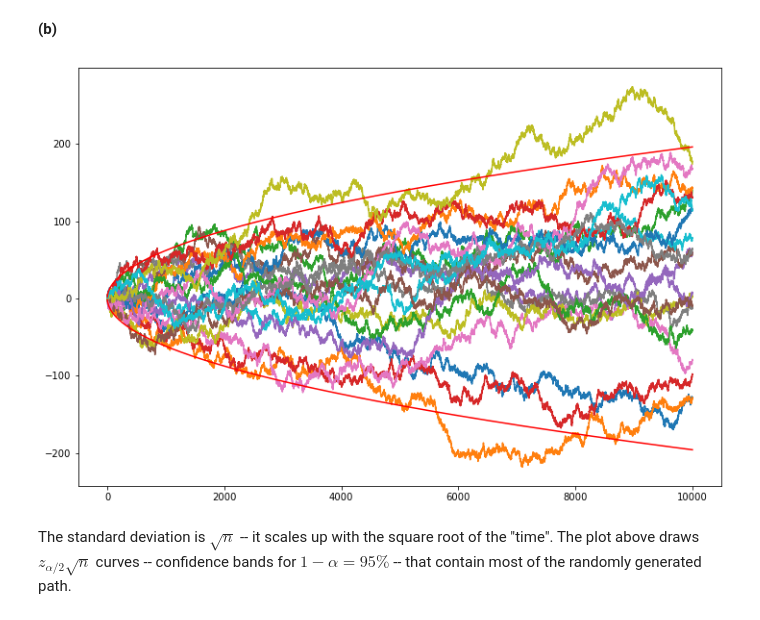
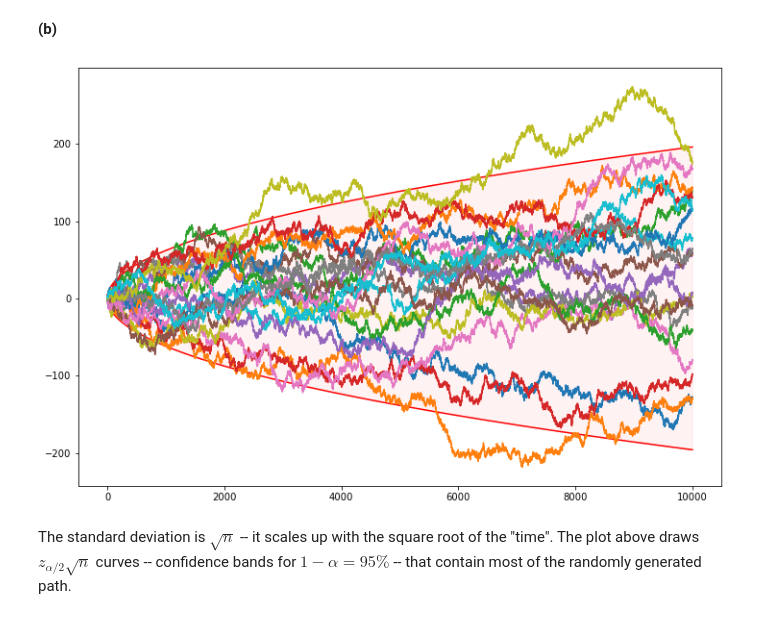
Before and after one commit to telmo-correa/all-of-statistics, a Jupyter notebook: Chapter 04 - Expectation.ipynb, the cells around one changed output. Drawn from its saved outputs; the diff is of its cells as text; code cells hidden in the pictures.

```diff
--- a/Chapter 04 - Expectation.ipynb
+++ b/Chapter 04 - Expectation.ipynb
@@ -541,20 +541,22 @@ X = np.cumsum(Y, axis=1)
 # %%
 import matplotlib.pyplot as plt
 %matplotlib inline
 
 plt.figure(figsize=(12, 8))
 
 nn = np.arange(1, N + 1)
-for b in range(B):
-    plt.plot(nn, X[b])
 
 z = norm.ppf(0.975)
 plt.plot(nn, z * np.sqrt(nn), color='red')
 plt.plot(nn, -z * np.sqrt(nn), color='red')
+plt.fill_between(nn, z * np.sqrt(nn), -z * np.sqrt(nn), color='red', alpha=0.05)
+
+for b in range(B):
+    plt.plot(nn, X[b])
 
 plt.show()
 # %% [output]
-[figure, old version]
+[figure, new version]
 # %% [markdown]
 The standard deviation is $\sqrt{n}$ -- it scales up with the square root of the "time".  The plot above draws $z_{\alpha / 2} \sqrt{n}$ curves -- confidence bands for $1 - \alpha = 95\%$ -- that contain most of the randomly generated path.
 # %% [markdown]
```
Also changed, not shown: parts of 12 cells of this notebook.
